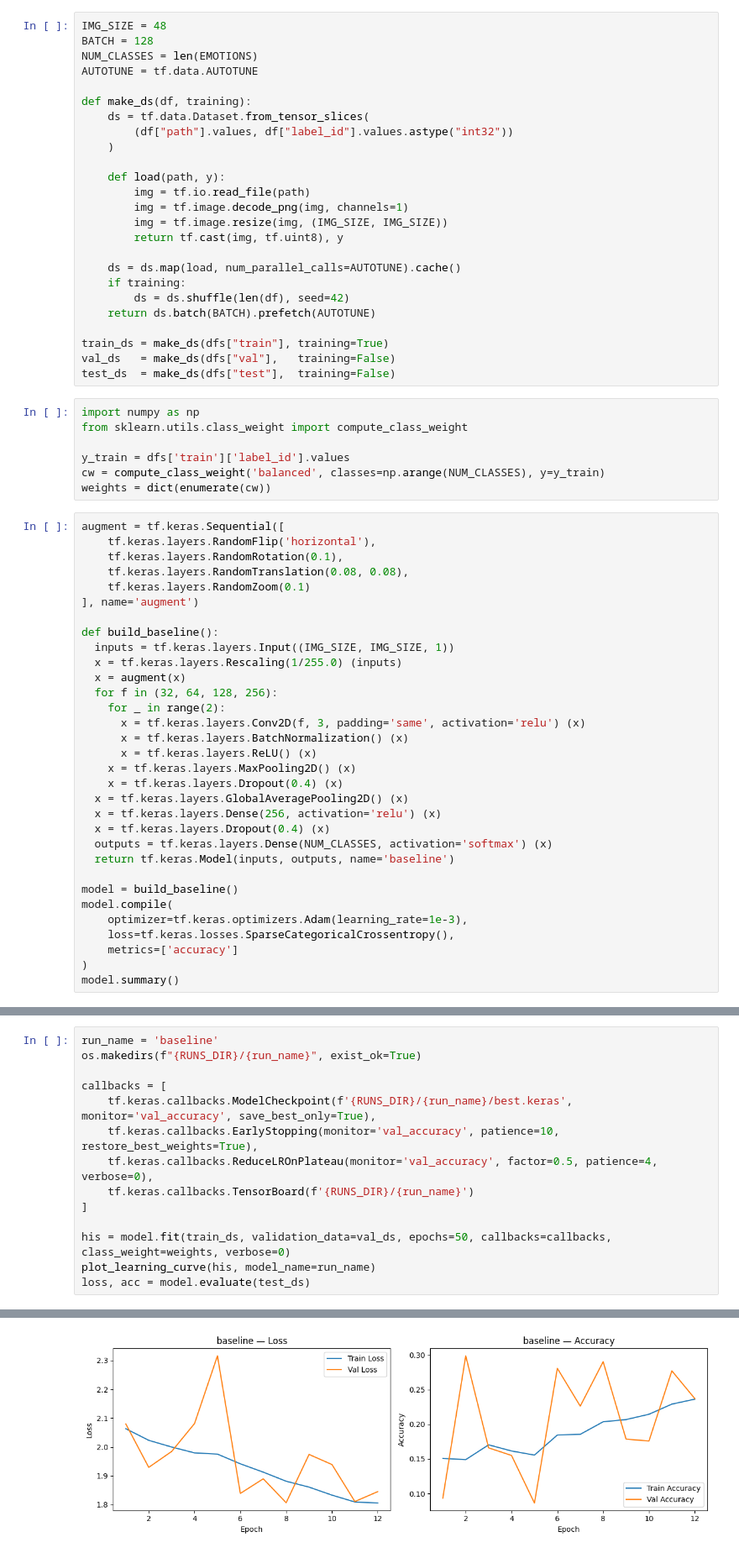
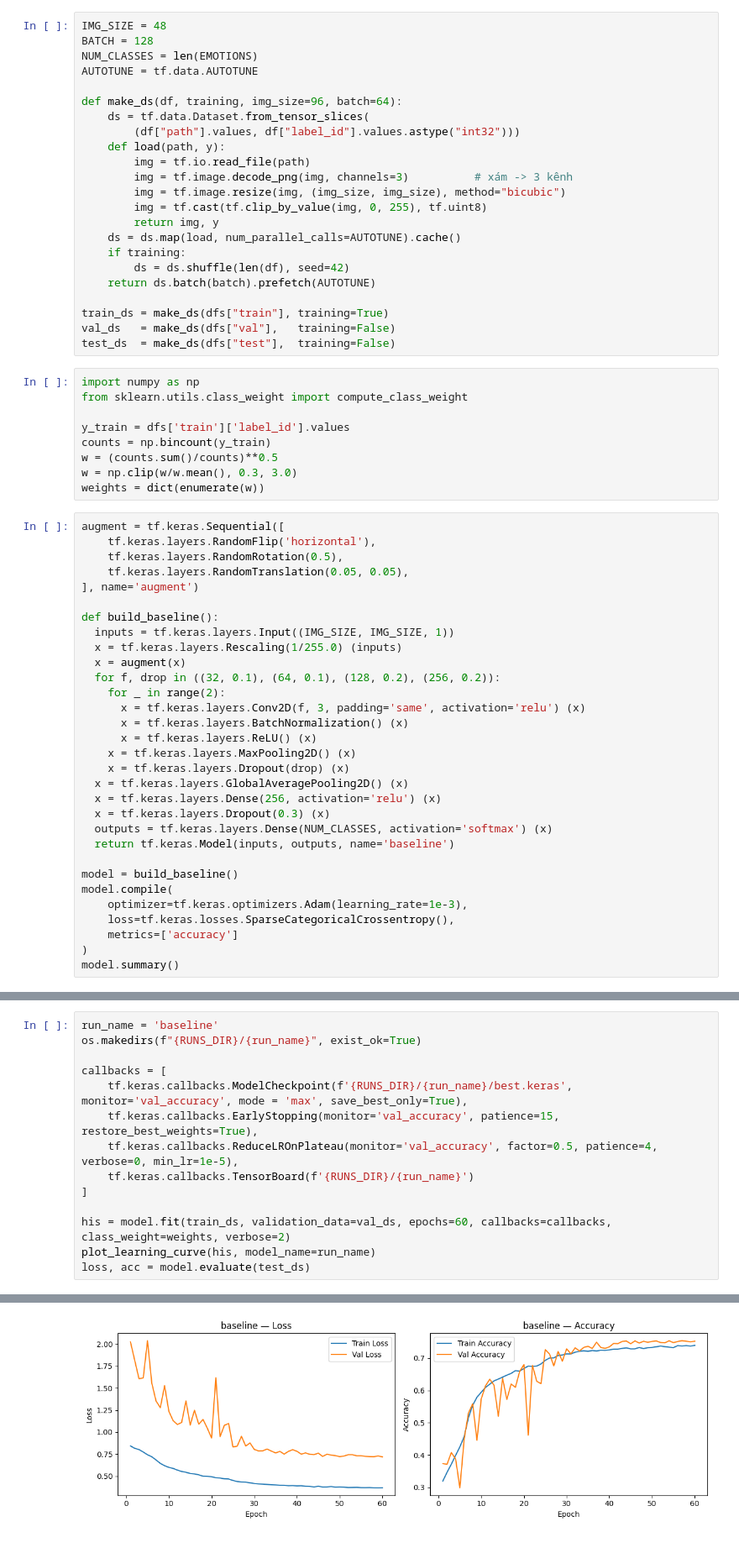
Before and after one commit to hoangmaituanhiep/DangerZoneDetection, a Jupyter notebook: notebooks/colab_setup.ipynb, the cells around one changed output, grey strips where cells are left out. Shown at 84% size. Saved outputs shown, nothing was run; the diff lists cells and outputs as text.

```diff
--- a/notebooks/colab_setup.ipynb
+++ b/notebooks/colab_setup.ipynb
@@ -122,21 +191,19 @@ BATCH = 128
 NUM_CLASSES = len(EMOTIONS)
 AUTOTUNE = tf.data.AUTOTUNE
 
-def make_ds(df, training):
+def make_ds(df, training, img_size=96, batch=64):
     ds = tf.data.Dataset.from_tensor_slices(
-        (df["path"].values, df["label_id"].values.astype("int32"))
-    )
-
+        (df["path"].values, df["label_id"].values.astype("int32")))
     def load(path, y):
         img = tf.io.read_file(path)
-        img = tf.image.decode_png(img, channels=1)
-        img = tf.image.resize(img, (IMG_SIZE, IMG_SIZE))
-        return tf.cast(img, tf.uint8), y
-
+        img = tf.image.decode_png(img, channels=3)          # xám -> 3 kênh
+        img = tf.image.resize(img, (img_size, img_size), method="bicubic")
+        img = tf.cast(tf.clip_by_value(img, 0, 255), tf.uint8)
+        return img, y
     ds = ds.map(load, num_parallel_calls=AUTOTUNE).cache()
     if training:
         ds = ds.shuffle(len(df), seed=42)
-    return ds.batch(BATCH).prefetch(AUTOTUNE)
+    return ds.batch(batch).prefetch(AUTOTUNE)
 
 train_ds = make_ds(dfs["train"], training=True)
 val_ds   = make_ds(dfs["val"],   training=False)
@@ -146,30 +213,31 @@ import numpy as np
 from sklearn.utils.class_weight import compute_class_weight
 
 y_train = dfs['train']['label_id'].values
-cw = compute_class_weight('balanced', classes=np.arange(NUM_CLASSES), y=y_train)
-weights = dict(enumerate(cw))
+counts = np.bincount(y_train)
+w = (counts.sum()/counts)**0.5
+w = np.clip(w/w.mean(), 0.3, 3.0)
+weights = dict(enumerate(w))
 # %%
 augment = tf.keras.Sequential([
     tf.keras.layers.RandomFlip('horizontal'),
-    tf.keras.layers.RandomRotation(0.1),
-    tf.keras.layers.RandomTranslation(0.08, 0.08),
-    tf.keras.layers.RandomZoom(0.1)
+    tf.keras.layers.RandomRotation(0.5),
+    tf.keras.layers.RandomTranslation(0.05, 0.05),
 ], name='augment')
 
 def build_baseline():
   inputs = tf.keras.layers.Input((IMG_SIZE, IMG_SIZE, 1))
   x = tf.keras.layers.Rescaling(1/255.0) (inputs)
   x = augment(x)
-  for f in (32, 64, 128, 256):
+  for f, drop in ((32, 0.1), (64, 0.1), (128, 0.2), (256, 0.2)):
     for _ in range(2):
       x = tf.keras.layers.Conv2D(f, 3, padding='same', activation='relu') (x)
       x = tf.keras.layers.BatchNormalization() (x)
       x = tf.keras.layers.ReLU() (x)
     x = tf.keras.layers.MaxPooling2D() (x)
-    x = tf.keras.layers.Dropout(0.4) (x)
+    x = tf.keras.layers.Dropout(drop) (x)
   x = tf.keras.layers.GlobalAveragePooling2D() (x)
   x = tf.keras.layers.Dense(256, activation='relu') (x)
-  x = tf.keras.layers.Dropout(0.4) (x)
+  x = tf.keras.layers.Dropout(0.3) (x)
   outputs = tf.keras.layers.Dense(NUM_CLASSES, activation='softmax') (x)
   return tf.keras.Model(inputs, outputs, name='baseline')
 
@@ -185,13 +275,13 @@ run_name = 'baseline'
 os.makedirs(f"{RUNS_DIR}/{run_name}", exist_ok=True)
 
 callbacks = [
-    tf.keras.callbacks.ModelCheckpoint(f'{RUNS_DIR}/{run_name}/best.keras', monitor='val_accuracy', save_best_only=True),
-    tf.keras.callbacks.EarlyStopping(monitor='val_accuracy', patience=10, restore_best_weights=True),
-    tf.keras.callbacks.ReduceLROnPlateau(monitor='val_accuracy', factor=0.5, patience=4, verbose=0),
+    tf.keras.callbacks.ModelCheckpoint(f'{RUNS_DIR}/{run_name}/best.keras', monitor='val_accuracy', mode = 'max', save_best_only=True),
+    tf.keras.callbacks.EarlyStopping(monitor='val_accuracy', patience=15, restore_best_weights=True),
+    tf.keras.callbacks.ReduceLROnPlateau(monitor='val_accuracy', factor=0.5, patience=4, verbose=0, min_lr=1e-5),
     tf.keras.callbacks.TensorBoard(f'{RUNS_DIR}/{run_name}')
 ]
 
-his = model.fit(train_ds, validation_data=val_ds, epochs=50, callbacks=callbacks, class_weight=weights, verbose=0)
+his = model.fit(train_ds, validation_data=val_ds, epochs=60, callbacks=callbacks, class_weight=weights, verbose=2)
 plot_learning_curve(his, model_name=run_name)
 loss, acc = model.evaluate(test_ds)
 # %% [output]
@@ -198 +305 @@ loss, acc = model.evaluate(test_ds)
-[figure, old version]
+[figure, new version]
```
Also changed, not shown: parts of 12 cells of this notebook.
